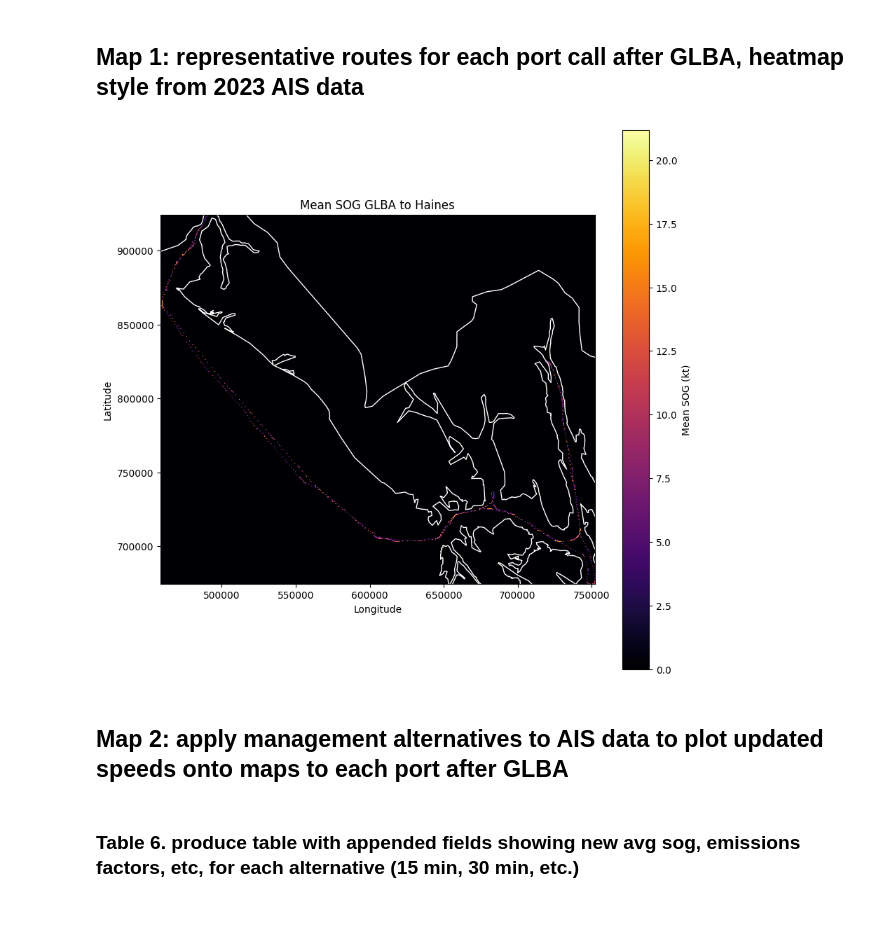
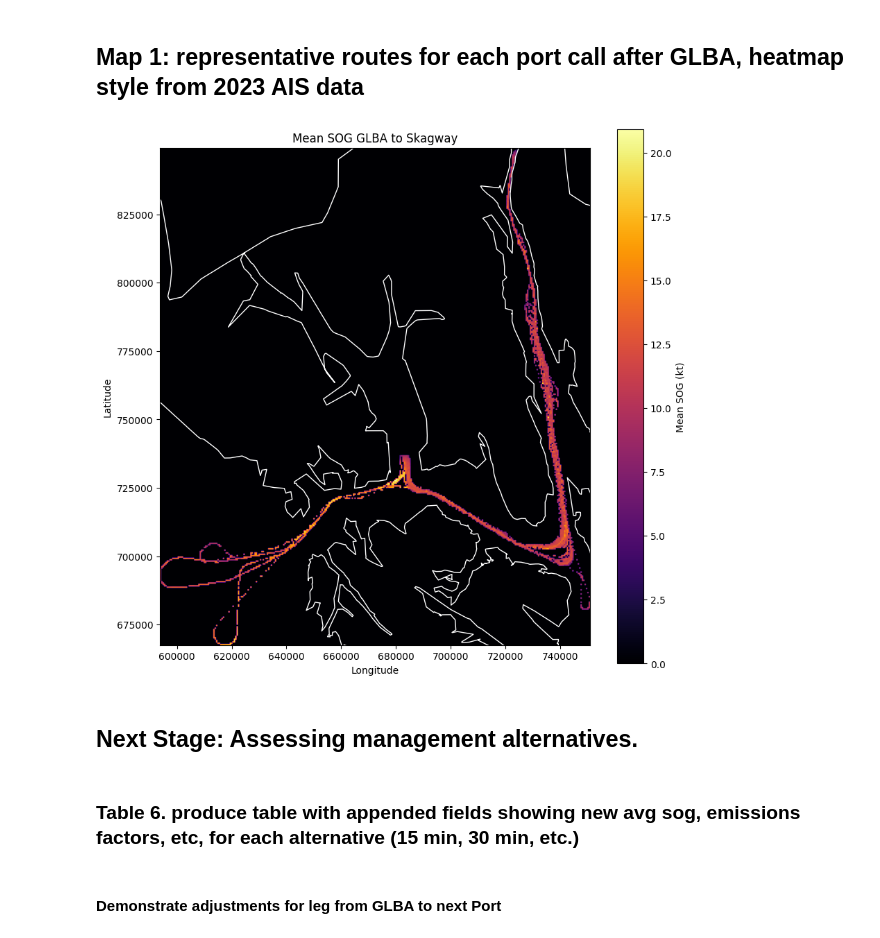
Before and after one commit to gebrady/shippy, a Jupyter notebook: tables_and_figures.ipynb, the cells around one changed output. Cells and saved outputs as stored; diff of their text form; code cells hidden in the pictures.

```diff
--- a/tables_and_figures.ipynb
+++ b/tables_and_figures.ipynb
@@ -322,8 +417,11 @@ rasters_dict = Mapper(ais_data_glba_to_next_port).writeRasters('next_port', 'sog
-# %%
-Mapper.plotRaster('Haines', rasters_dict)
-# %% [output]
-[figure, removed]
-# %% [markdown]
-## Map 2: apply __management alternatives__ to AIS data to plot updated speeds onto maps to each port after GLBA
+# %%
+rasters_dict = Mapper(ais_data_glba_to_next_port).writeRasters('next_port', 'sog')
+Mapper.plotRaster('Skagway', rasters_dict)
+# %% [output]
+[figure, added]
+# %% [markdown]
+## __Next Stage__: Assessing management alternatives.
 # %% [markdown]
 ### Table 6. produce table with appended fields showing new avg sog, emissions factors, etc, for each alternative (15 min, 30 min, etc.)
+# %% [markdown]
+#### Demonstrate adjustments for leg from GLBA to next Port
```
Also changed, not shown: parts of 44 cells of this notebook, 5 other files.
